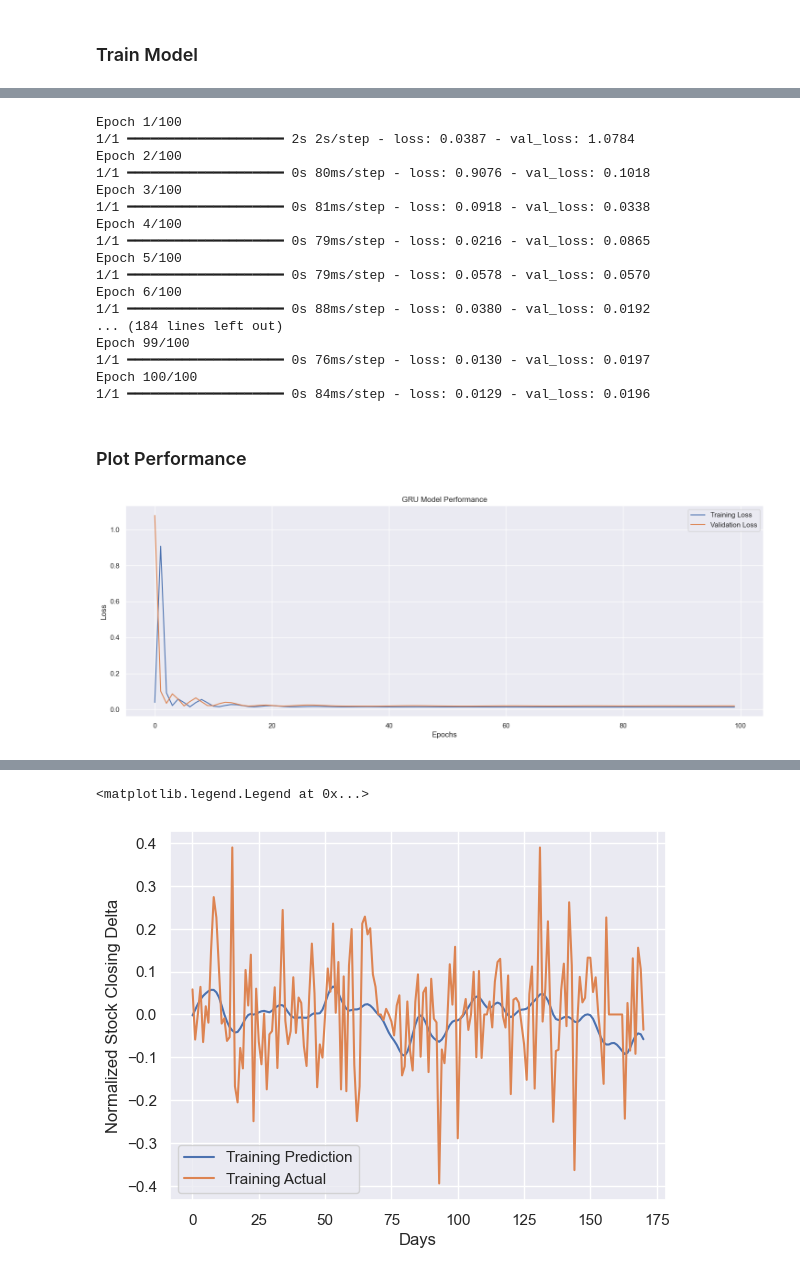
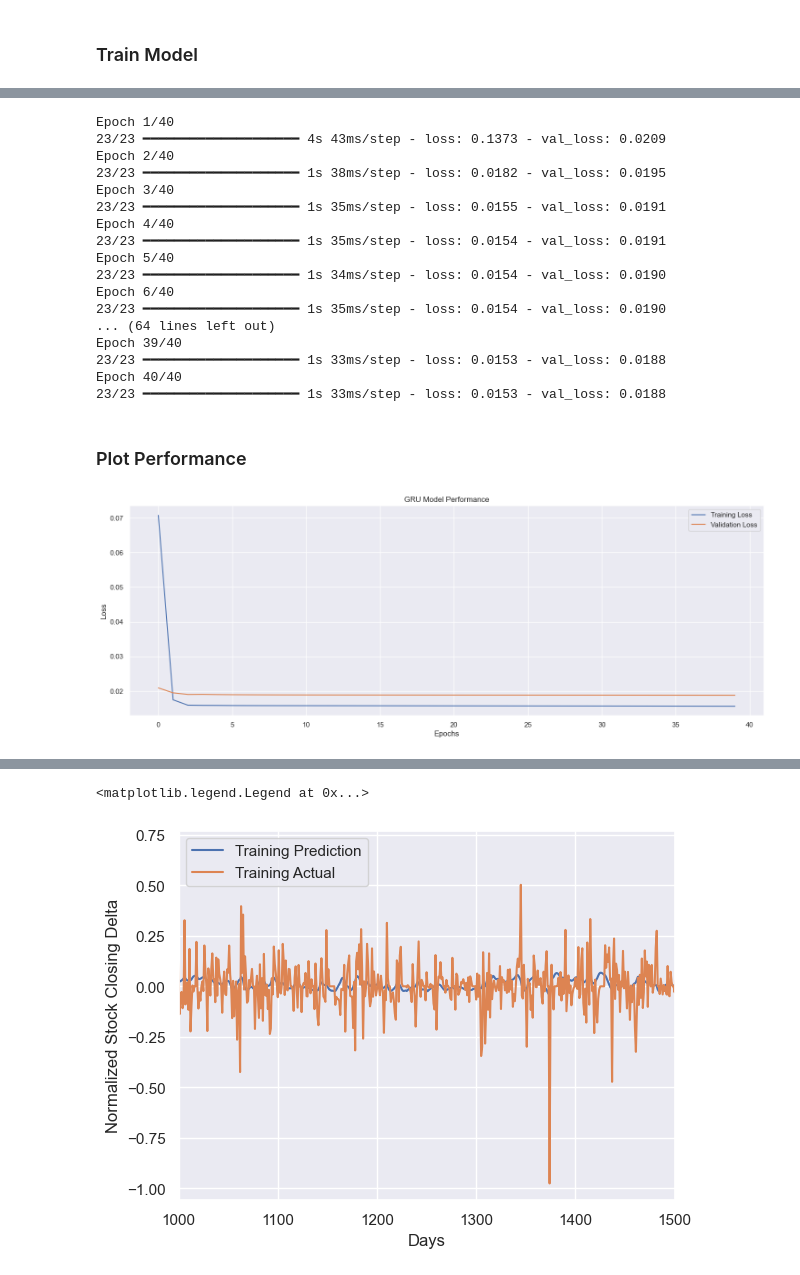
Before and after one commit to cwphung/stocks_with_feelings, a Jupyter notebook: numerical/GRU_model/GRU_forecast GOOGL.ipynb, the cells around one changed output, grey strips where cells are left out. Drawn from its saved outputs; the diff is of its cells as text; code cells hidden in the pictures.

Commit message:
Google predict Tesla
Tried using Google to predict Tesla, not very good lmao

```diff
--- a/numerical/GRU_model/GRU_forecast GOOGL.ipynb
+++ b/numerical/GRU_model/GRU_forecast GOOGL.ipynb
@@ -29,15 +29,12 @@ The autoreload extension is already loaded. To reload it, use:
 # %% [markdown]
 ### Load Dataset and Select Ticker
 # %%
-stock_df = pd.read_csv("../stock_yfinance_data.csv")
+#stock_df = pd.read_csv("../stock_yfinance_data.csv")
 ticker = 'TSLA'
-stock_filt = stock_df['Stock Name'] == ticker
-tsla_df = stock_df[stock_filt]
-tsla_df = clean_stock_data(tsla_df)
+#stock_filt = stock_df['Stock Name'] == ticker
+#tsla_df = stock_df[stock_filt]
+stock_df = pd.read_csv('../GOOGL.csv')
 window = 30
-tsla_df['moving_max'] = moving_max(tsla_df, days=window)
-tsla_df['moving_min'] = moving_min(tsla_df, days=window)
-tsla_df['moving_avg_volume'] = moving_avg_volume(tsla_df, days=window)
-tsla_df['moving_avg_HL'] = moving_avg_HL(tsla_df, days=window)
-tsla_df.head()
+df = clean_stock_data(stock_df, window)
+df.head()
 # %% [output]
@@ -79,0 +54,5 @@ features.head()
+# %%
+features = gen_features(df)
+#only keep window-end samples before full window are invalid
+features = features[window:]
+features.head()
@@ -87,7 +73,7 @@ datax, datay = generate_LSTM_data(data, sequence_size=20, target_idx=target)
 print('LSTM Data')
 print("> Data X: " + str(datax.shape))
 print("> Data y: " + str(datay.shape))
-test_size = 30
+test_size = 500
 datax_train = datax[:-test_size]
 datay_train = datay[:-test_size]
 print('Train Set')
@@ -156,29 +142,30 @@ eval = mymodel.evaluate(datax_train, datay_train)
 # %%
+#overfits past 40 epochs for GOOGL dataset
 history = mymodel.fit(
     x = datax_train,
     y = datay_train,
     validation_split=0.25,
-    epochs=100,
+    epochs=40,
     batch_size=128
 )
 # %% [output]
-Epoch 1/100
-1/1 ━━━━━━━━━━━━━━━━━━━━ 2s 2s/step - loss: 0.0387 - val_loss: 1.0784
-Epoch 2/100
-1/1 ━━━━━━━━━━━━━━━━━━━━ 0s 80ms/step - loss: 0.9076 - val_loss: 0.1018
-Epoch 3/100
-1/1 ━━━━━━━━━━━━━━━━━━━━ 0s 81ms/step - loss: 0.0918 - val_loss: 0.0338
-Epoch 4/100
-1/1 ━━━━━━━━━━━━━━━━━━━━ 0s 79ms/step - loss: 0.0216 - val_loss: 0.0865
-Epoch 5/100
-1/1 ━━━━━━━━━━━━━━━━━━━━ 0s 79ms/step - loss: 0.0578 - val_loss: 0.0570
-Epoch 6/100
-1/1 ━━━━━━━━━━━━━━━━━━━━ 0s 88ms/step - loss: 0.0380 - val_loss: 0.0192
-... (184 lines left out)
-Epoch 99/100
-1/1 ━━━━━━━━━━━━━━━━━━━━ 0s 76ms/step - loss: 0.0130 - val_loss: 0.0197
-Epoch 100/100
-1/1 ━━━━━━━━━━━━━━━━━━━━ 0s 84ms/step - loss: 0.0129 - val_loss: 0.0196
+Epoch 1/40
+23/23 ━━━━━━━━━━━━━━━━━━━━ 4s 43ms/step - loss: 0.1373 - val_loss: 0.0209
+Epoch 2/40
+23/23 ━━━━━━━━━━━━━━━━━━━━ 1s 38ms/step - loss: 0.0182 - val_loss: 0.0195
+Epoch 3/40
+23/23 ━━━━━━━━━━━━━━━━━━━━ 1s 35ms/step - loss: 0.0155 - val_loss: 0.0191
+Epoch 4/40
+23/23 ━━━━━━━━━━━━━━━━━━━━ 1s 35ms/step - loss: 0.0154 - val_loss: 0.0191
+Epoch 5/40
+23/23 ━━━━━━━━━━━━━━━━━━━━ 1s 34ms/step - loss: 0.0154 - val_loss: 0.0190
+Epoch 6/40
+23/23 ━━━━━━━━━━━━━━━━━━━━ 1s 35ms/step - loss: 0.0154 - val_loss: 0.0190
+... (64 lines left out)
+Epoch 39/40
+23/23 ━━━━━━━━━━━━━━━━━━━━ 1s 33ms/step - loss: 0.0153 - val_loss: 0.0188
+Epoch 40/40
+23/23 ━━━━━━━━━━━━━━━━━━━━ 1s 33ms/step - loss: 0.0153 - val_loss: 0.0188
 # %% [markdown]
 ### Plot Performance
 # %%
@@ -194,7 +181,7 @@ plt.ylabel("Loss")
 plt.legend()
 plt.show()
 # %% [output]
-[figure, old version]
+[figure, new version]
 # %%
 train_predictions = mymodel.predict(datax_train)
 train_actual = datay_train
@@ -202,5 +189,6 @@ plt.plot(train_predictions, label='Training Prediction')
 plt.plot(train_actual, label='Training Actual')
 plt.xlabel('Days')
 plt.ylabel('Normalized Stock Closing Delta')
+plt.xlim([1000, 1500])
 plt.legend()
 # %% [output]
@@ -208,2 +196,2 @@ plt.legend()
 <matplotlib.legend.Legend at 0x...>
-[figure, old version]
+[figure, new version]
```
Also changed, not shown: parts of 17 cells of this notebook.
